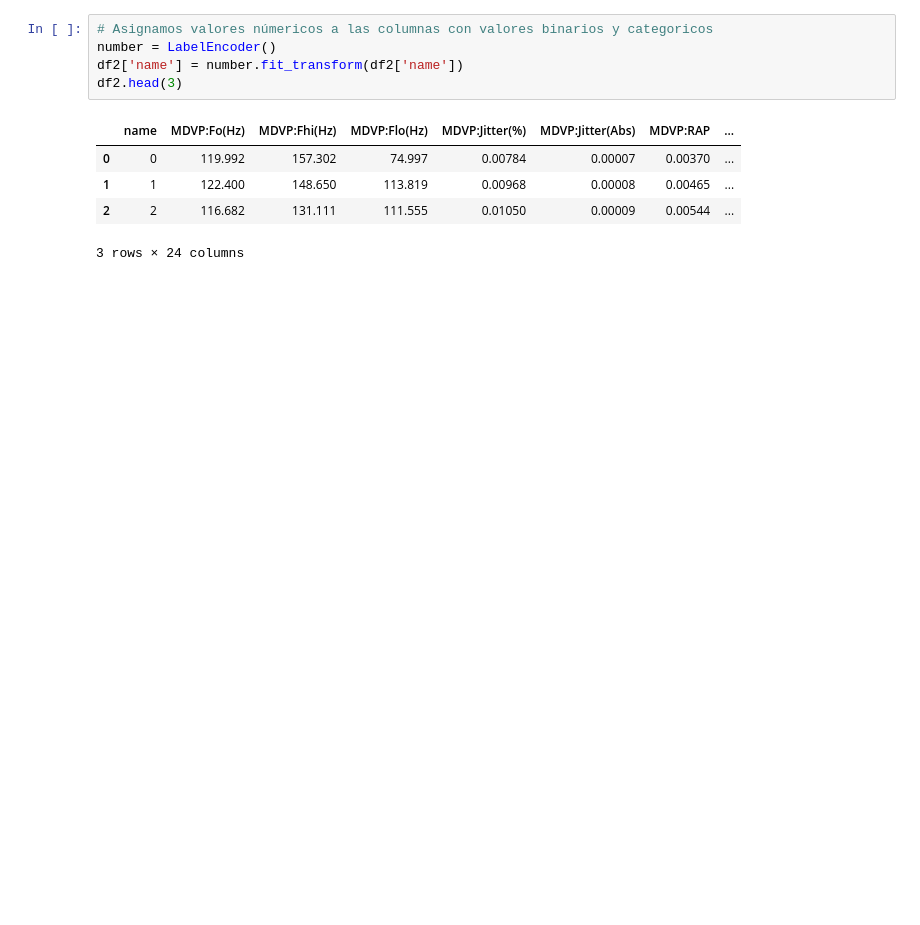
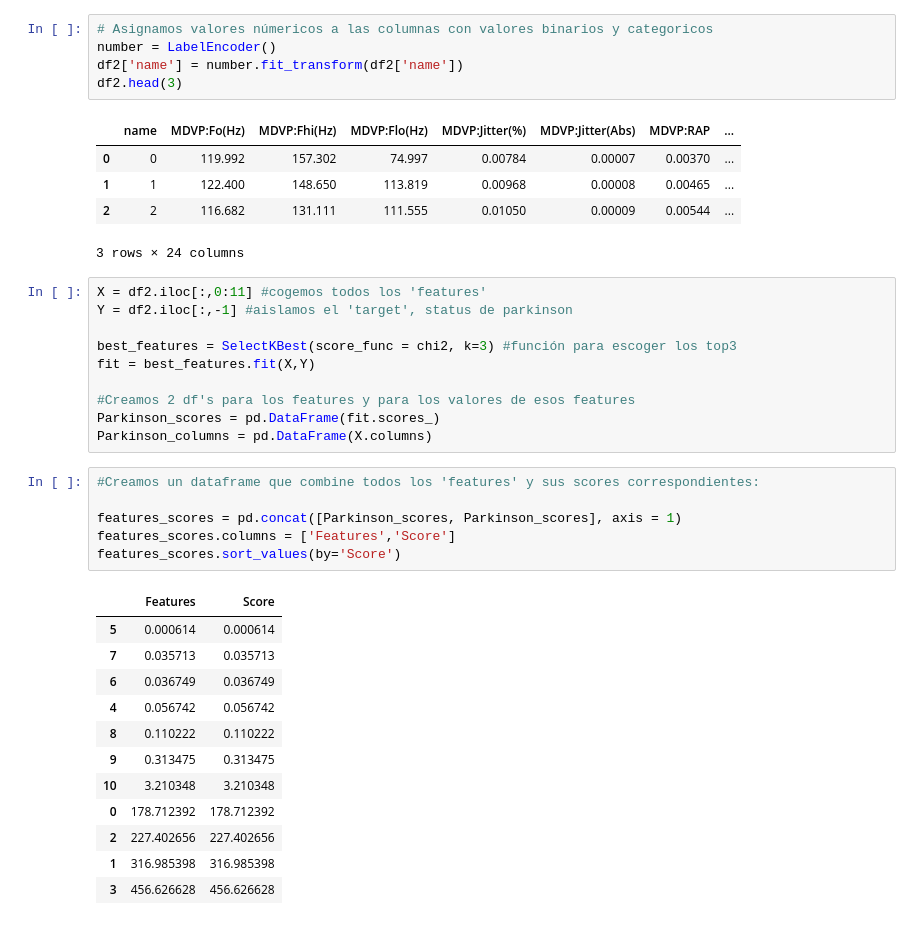
Before and after one commit to nilradi/DS-Projects, a Jupyter notebook: P3_Parkinson_Prediction.ipynb, the cells around one changed output. Saved outputs shown, nothing was run; the diff lists cells and outputs as text; blank space fills up the shorter version.

```diff
--- a/P3_Parkinson_Prediction.ipynb
+++ b/P3_Parkinson_Prediction.ipynb
@@ -151,3 +159,32 @@ df2.head(3)
 | 1 | 1 | 122.400 | 148.650 | 113.819 | 0.00968 | 0.00008 | 0.00465 | ... |
 | 2 | 2 | 116.682 | 131.111 | 111.555 | 0.01050 | 0.00009 | 0.00544 | ... |
 3 rows × 24 columns
+# %%
+X = df2.iloc[:,0:11] #cogemos todos los 'features'
+Y = df2.iloc[:,-1] #aislamos el 'target', status de parkinson
+
+best_features = SelectKBest(score_func = chi2, k=3) #función para escoger los top3
+fit = best_features.fit(X,Y)
+
+#Creamos 2 df's para los features y para los valores de esos features
+Parkinson_scores = pd.DataFrame(fit.scores_)
+Parkinson_columns = pd.DataFrame(X.columns)
+# %%
+#Creamos un dataframe que combine todos los 'features' y sus scores correspondientes:
+
+features_scores = pd.concat([Parkinson_scores, Parkinson_scores], axis = 1)
+features_scores.columns = ['Features','Score']
+features_scores.sort_values(by='Score')
+# %% [output]
+|  | Features | Score |
+| 5 | 0.000614 | 0.000614 |
+| 7 | 0.035713 | 0.035713 |
+| 6 | 0.036749 | 0.036749 |
+| 4 | 0.056742 | 0.056742 |
+| 8 | 0.110222 | 0.110222 |
+| 9 | 0.313475 | 0.313475 |
+| 10 | 3.210348 | 3.210348 |
+| 0 | 178.712392 | 178.712392 |
+| 2 | 227.402656 | 227.402656 |
+| 1 | 316.985398 | 316.985398 |
+| 3 | 456.626628 | 456.626628 |
```
Also changed, not shown: parts of 12 cells of this notebook.
